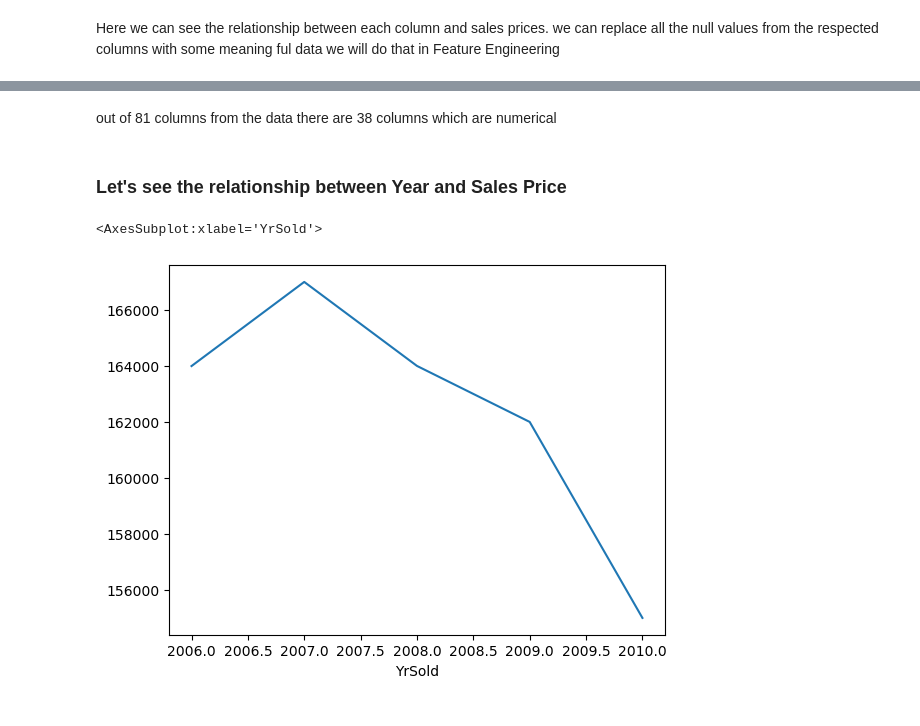
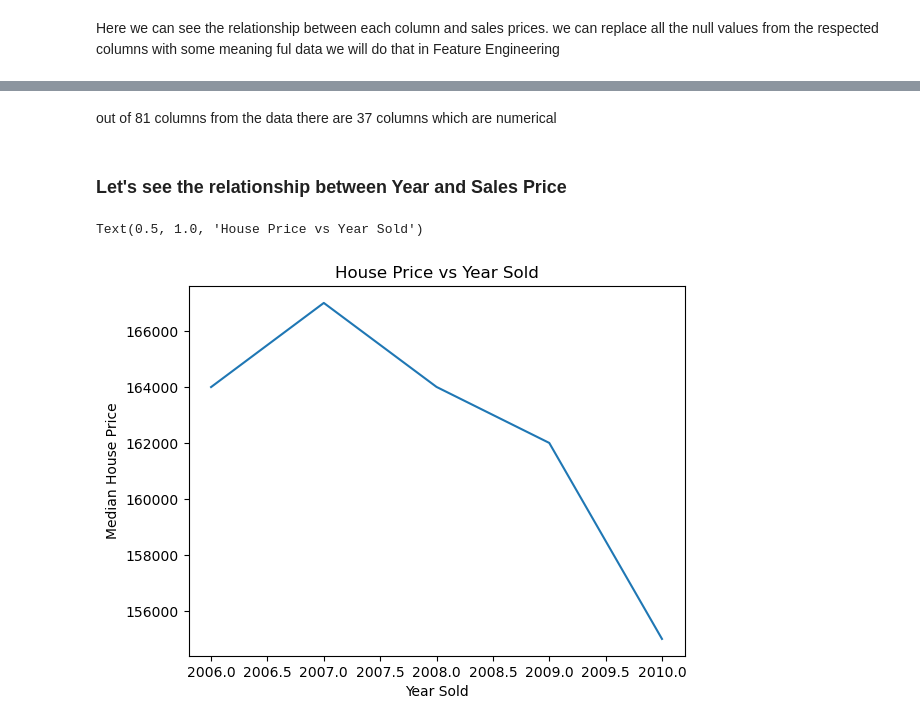
Before and after one commit to 1745-bhanu/dataScience, a Jupyter notebook: projects/house-prices-advanced-regression-techniques/housePricePrediction.ipynb, the cells around one changed output, grey strips where cells are left out. Cells and saved outputs as stored; diff of their text form; code cells hidden in the pictures.

```diff
--- a/projects/house-prices-advanced-regression-techniques/housePricePrediction.ipynb
+++ b/projects/house-prices-advanced-regression-techniques/housePricePrediction.ipynb
@@ -77,9 +78,14 @@ len(numerical_data.columns)
 # %% [markdown]
-out of 81 columns from the data there are 38 columns which are numerical
+out of 81 columns from the data there are 37 columns which are numerical
 # %% [markdown]
 ### Let's see the relationship between Year and Sales Price
 # %%
 data.groupby('YrSold')['SalePrice'].median().plot()
+
+plt.xlabel('Year Sold')
+plt.ylabel('Median House Price')
+
+plt.title('House Price vs Year Sold')
 # %% [output]
-<AxesSubplot:xlabel='YrSold'>
+Text(0.5, 1.0, 'House Price vs Year Sold')
-[figure, old version]
+[figure, new version]
```
Also changed, not shown: parts of 7 cells of this notebook.
